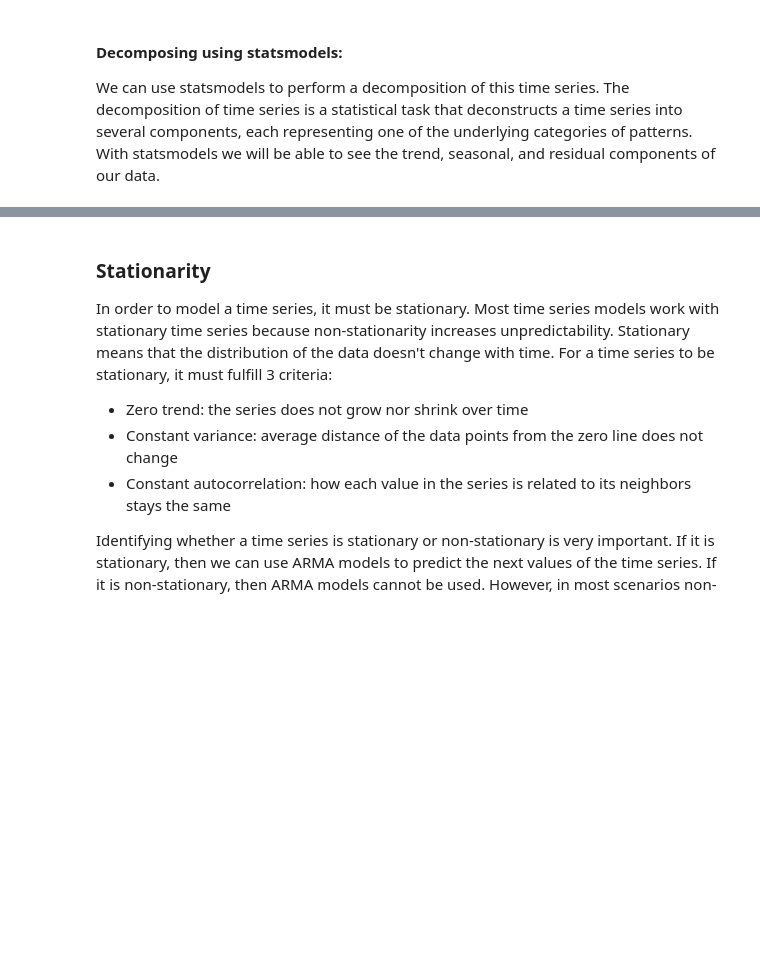
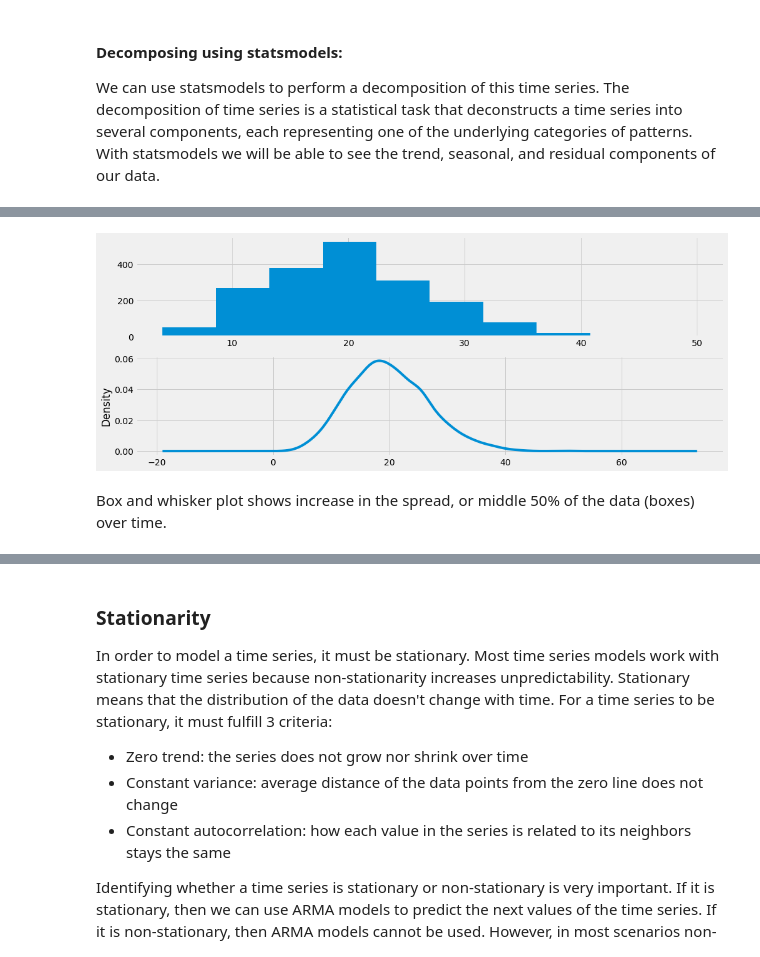
Before and after one commit to chejuichia/DataScienceStudy, a Jupyter notebook: Capstone Project 2/notebooks/eda.ipynb, the cells around one changed output, grey strips where cells are left out. Cells and saved outputs as stored; diff of their text form; code cells hidden in the pictures; blank space fills up the shorter version.

```diff
--- a/Capstone Project 2/notebooks/eda.ipynb
+++ b/Capstone Project 2/notebooks/eda.ipynb
@@ -169,0 +138,11 @@ plt.show;
+# %%
+plt.figure(1)
+plt.subplot(211)
+df[(df['item']==1) & (df['store']==1)].sales.hist()
+plt.subplot(212)
+df[(df['item']==1) & (df['store']==1)].sales.plot(kind='kde',figsize=(15, 6))
+plt.show();
+# %% [output]
+[figure, added]
+# %% [markdown]
+Box and whisker plot shows increase in the spread, or middle 50% of the data (boxes) over time.
```
Also changed, not shown: parts of 30 cells of this notebook.
